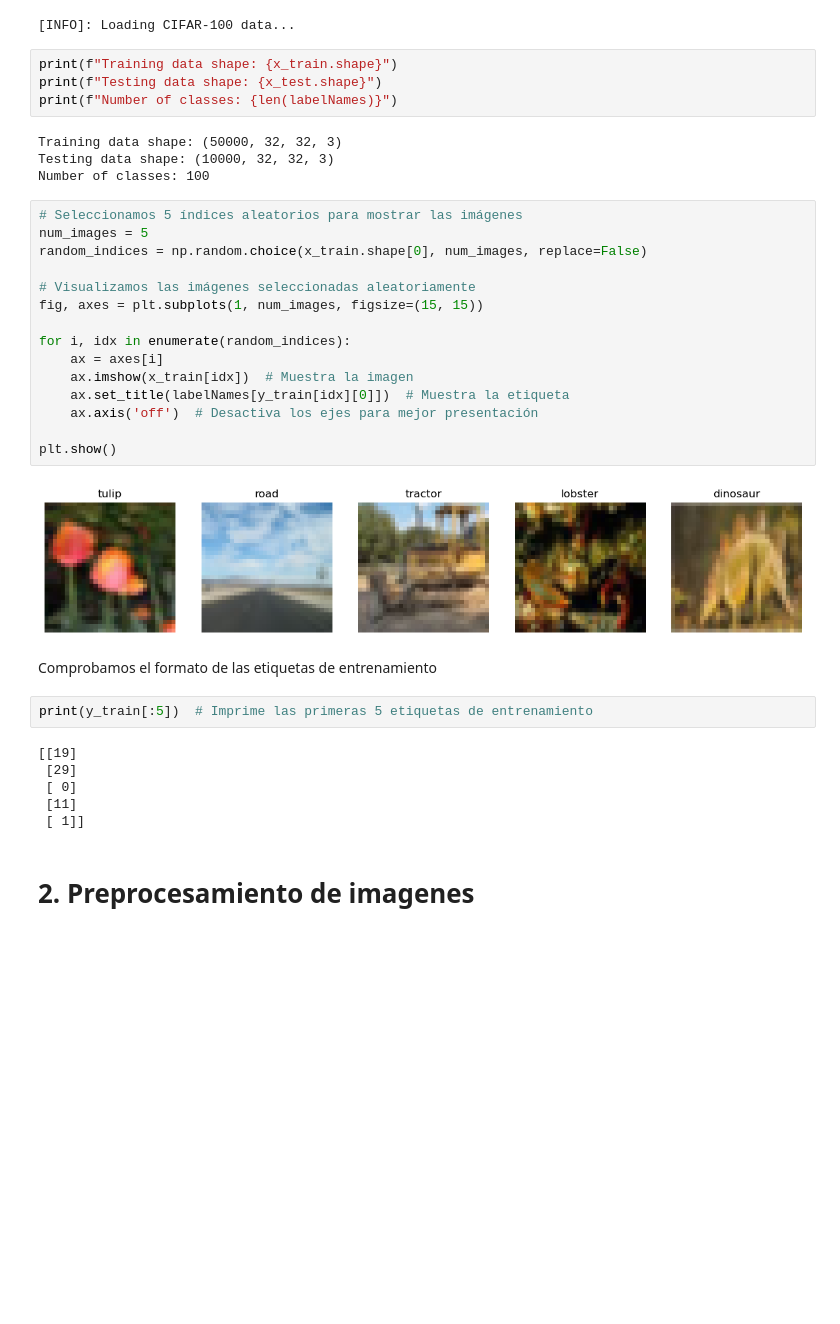
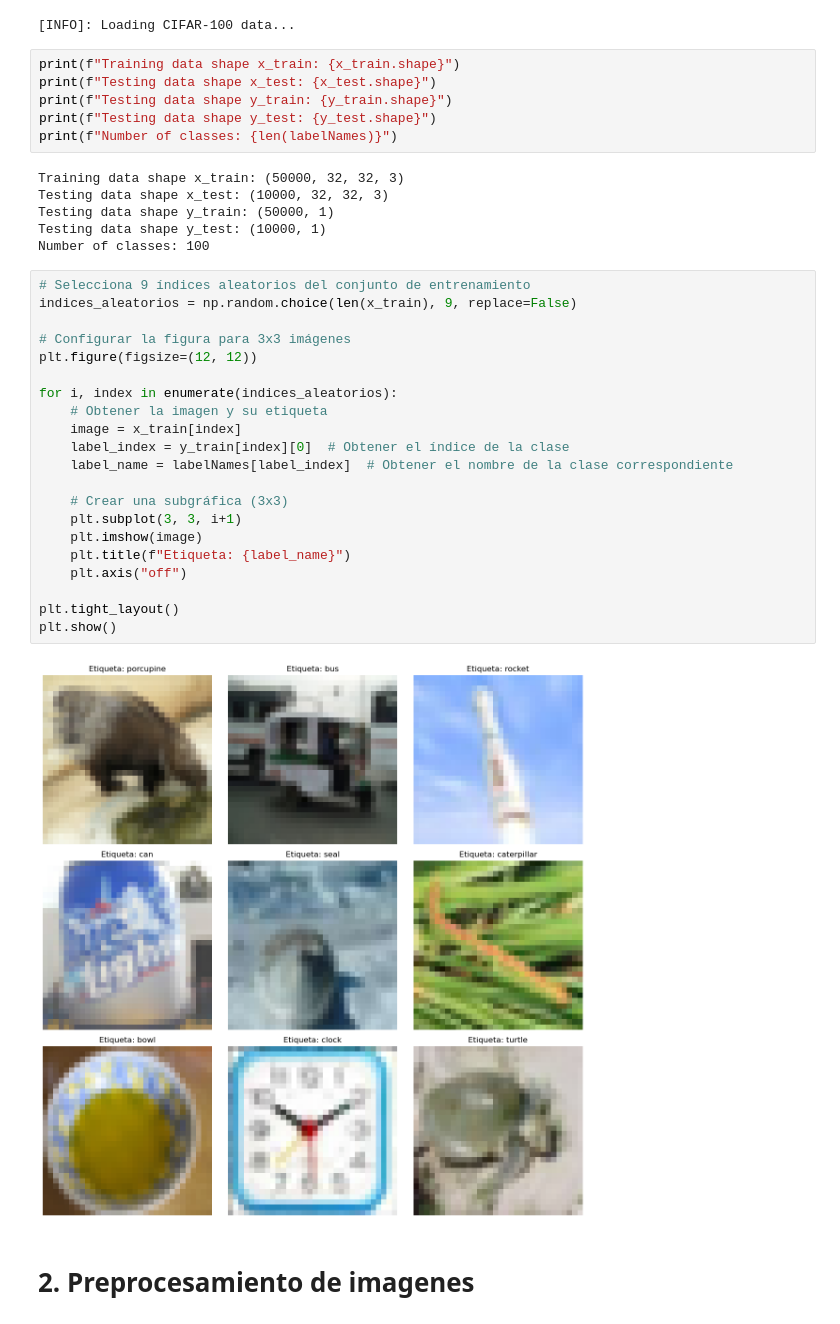
Before and after one commit to lcoronelh/CIFAR100, a Jupyter notebook: CIFAR100.ipynb, the cells around one changed output. Cells and saved outputs as stored; diff of their text form; blank space fills up the shorter version.

Commit message:
Algunos cambios para probar nuevo modelo

```diff
--- a/CIFAR100.ipynb
+++ b/CIFAR100.ipynb
@@ -20,39 +76,39 @@ labelNames = ['apple', 'aquarium_fish', 'baby', 'bear', 'beaver', 'bed', 'bee',
 # %% [output]
 [INFO]: Loading CIFAR-100 data...
 # %%
-print(f"Training data shape: {x_train.shape}")
-print(f"Testing data shape: {x_test.shape}")
+print(f"Training data shape x_train: {x_train.shape}")
+print(f"Testing data shape x_test: {x_test.shape}")
+print(f"Testing data shape y_train: {y_train.shape}")
+print(f"Testing data shape y_test: {y_test.shape}")
 print(f"Number of classes: {len(labelNames)}")
 # %% [output]
-Training data shape: (50000, 32, 32, 3)
-Testing data shape: (10000, 32, 32, 3)
+Training data shape x_train: (50000, 32, 32, 3)
+Testing data shape x_test: (10000, 32, 32, 3)
+Testing data shape y_train: (50000, 1)
+Testing data shape y_test: (10000, 1)
 Number of classes: 100
-# %%
-# Seleccionamos 5 índices aleatorios para mostrar las imágenes
-num_images = 5
-random_indices = np.random.choice(x_train.shape[0], num_images, replace=False)
-
-# Visualizamos las imágenes seleccionadas aleatoriamente
-fig, axes = plt.subplots(1, num_images, figsize=(15, 15))
-
-for i, idx in enumerate(random_indices):
-    ax = axes[i]
-    ax.imshow(x_train[idx])  # Muestra la imagen
-    ax.set_title(labelNames[y_train[idx][0]])  # Muestra la etiqueta
-    ax.axis('off')  # Desactiva los ejes para mejor presentación
-
-plt.show()
-# %% [output]
-[figure, removed]
-# %% [markdown]
-Comprobamos el formato de las etiquetas de entrenamiento
-# %%
-print(y_train[:5])  # Imprime las primeras 5 etiquetas de entrenamiento
-# %% [output]
-[[19]
- [29]
- [ 0]
- [11]
- [ 1]]
+# %%
+# Selecciona 9 índices aleatorios del conjunto de entrenamiento
+indices_aleatorios = np.random.choice(len(x_train), 9, replace=False)
+
+# Configurar la figura para 3x3 imágenes
+plt.figure(figsize=(12, 12))
+
+for i, index in enumerate(indices_aleatorios):
+    # Obtener la imagen y su etiqueta
+    image = x_train[index]
+    label_index = y_train[index][0]  # Obtener el índice de la clase
+    label_name = labelNames[label_index]  # Obtener el nombre de la clase correspondiente
+
+    # Crear una subgráfica (3x3)
+    plt.subplot(3, 3, i+1)
+    plt.imshow(image)
+    plt.title(f"Etiqueta: {label_name}")
+    plt.axis("off")
+
+plt.tight_layout()
+plt.show()
+# %% [output]
+[figure, added]
 # %% [markdown]
 # 2. Preprocesamiento de imagenes
```
Also changed, not shown: parts of 19 cells of this notebook.
